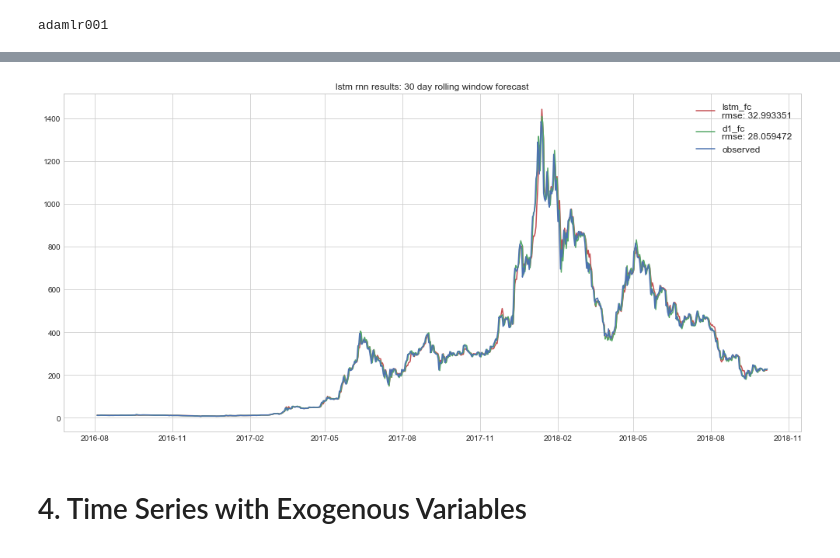
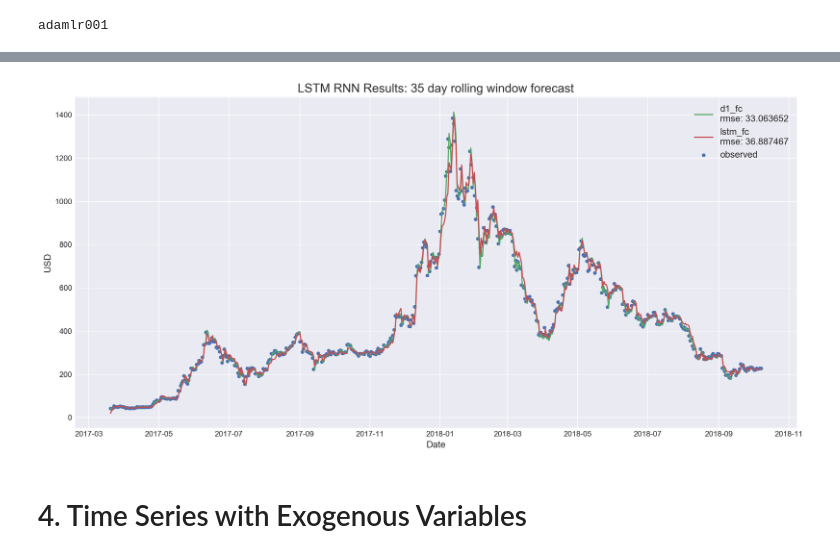
Before and after one commit to brianmcguckin/thinkful_final_capstone, a Jupyter notebook: Ethereum Time Series Analysis.ipynb, the cells around one changed output, grey strips where cells are left out. Drawn from its saved outputs; the diff is of its cells as text; code cells hidden in the pictures.

```diff
--- a/Ethereum Time Series Analysis.ipynb
+++ b/Ethereum Time Series Analysis.ipynb
@@ -768,7 +805,7 @@ Final shapes X, y: (825, 1, 1), (825,)
 - If time, tune LR and units
 # %%
 # window size for rolling forecast
-window = 30
+window = 35
 
 # set dict to store results
 lstm_results = {}
@@ -925,15 +932,6 @@ lstm = build_lstm(
     optimizer='Adam',
     lr=0.005
 )
-
-# callbacks
-early_stopping = keras.callbacks.EarlyStopping(
-    monitor='val_loss',
-    min_delta=0,
-    patience=25,
-    verbose=0
-)
-
 # train & forecast
 start_time = time.time()
 adamlr005 = lstm_forecast(
@@ -976,15 +964,6 @@ lstm = build_lstm(
     optimizer='Adam',
     lr=0.002
 )
-
-# callbacks
-early_stopping = keras.callbacks.EarlyStopping(
-    monitor='val_loss',
-    min_delta=0,
-    patience=25,
-    verbose=0
-)
-
 # train & forecast
 start_time = time.time()
 adamlr002 = lstm_forecast(
@@ -1075,39 +1057,41 @@ adamlr005
 # %%
 # compare best LSTM to same set of forecasts from ARIMA
-best_lstm = adamlr005
+best_lstm = adamlr0005
 
 # exclude arima predicted values that aren't predicted by lstm
 d1_fc_rmse = np.sqrt(mean_squared_error(
     ts.eth_close.values[-len(best_lstm):], d1_fc[0][-len(best_lstm):]))
 
-fig, ax = plt.subplots(figsize=(17,8))
-# lstm forecast
-ax.plot(
+fig, ax = plt.subplots(figsize=figsize1, dpi=dpi)
+# observed
+ax.scatter(
     ts.eth_close[-len(best_lstm):].index,
-    np.array(best_lstm).reshape(len(best_lstm),),
-    label="lstm_fc\nrmse: {:.6f}".format(lstm_rmse(best_lstm)),
-    c=colors[2]
+    ts.eth_close.values[-len(best_lstm):],
+    label="observed",
+    c=colors[0],
+    s=14
 )
 # arima forecast
 ax.plot(
     ts.eth_close[-len(best_lstm):].index,
     d1_fc[0][-len(best_lstm):],
     label="d1_fc\nrmse: {:.6f}".format(d1_fc_rmse),
     c=colors[1]
 )
-# observed
+# lstm forecast
 ax.plot(
     ts.eth_close[-len(best_lstm):].index,
-    ts.eth_close.values[-len(best_lstm):],
-    label="observed",
-    c=colors[0]
+    np.array(best_lstm).reshape(len(best_lstm),),
+    label="lstm_fc\nrmse: {:.6f}".format(lstm_rmse(best_lstm)),
+    c=colors[2]
 )
-plt.setp(ax.lines, linewidth=1.5)
-plt.title("lstm rnn results: {} day rolling window forecast".format(window))
-plt.legend(prop={'size': 12})
+ax.set_title("LSTM RNN Results: {} day rolling window forecast".format(window), size=title_fontsize)
+ax.set_xlabel("Date", size=ax_fontsize)
+ax.set_ylabel("USD", size=ax_fontsize)
+ax.legend(prop={'size':ax_fontsize})
 plt.show()
 # %% [output]
-[figure, old version]
+[figure, new version]
 # %% [markdown]
 # 4. Time Series with Exogenous Variables
 # %%
```
Also changed, not shown: parts of 54 cells of this notebook.
